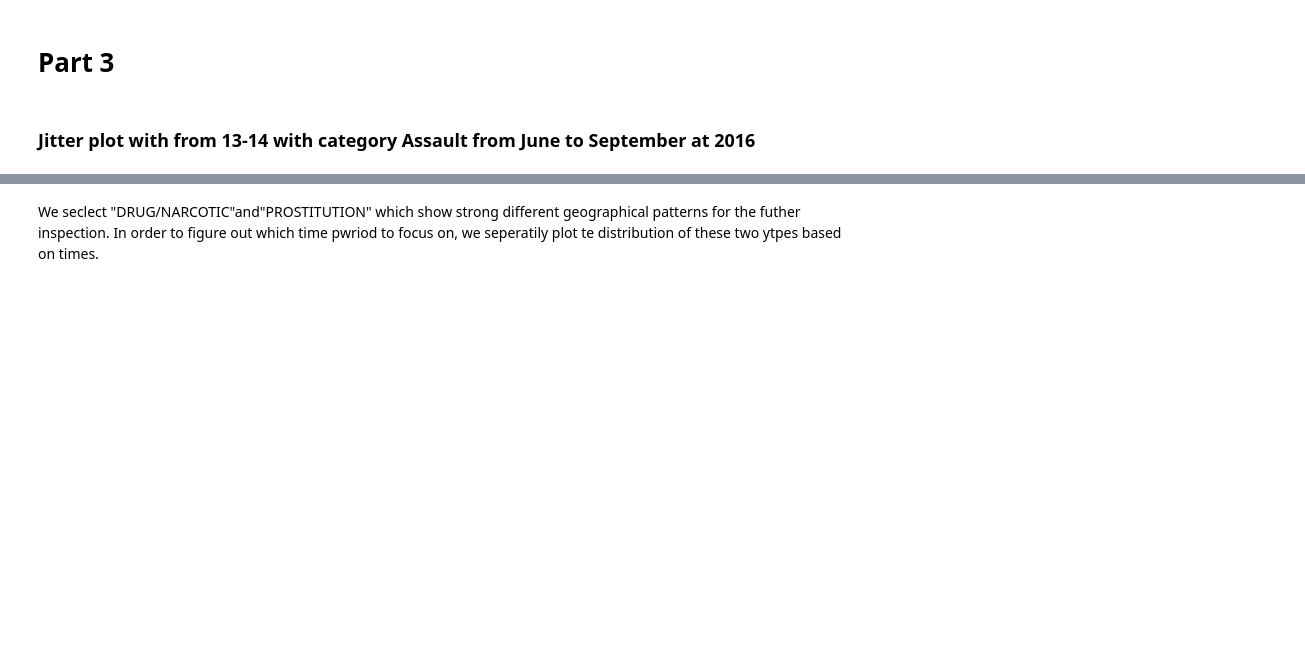
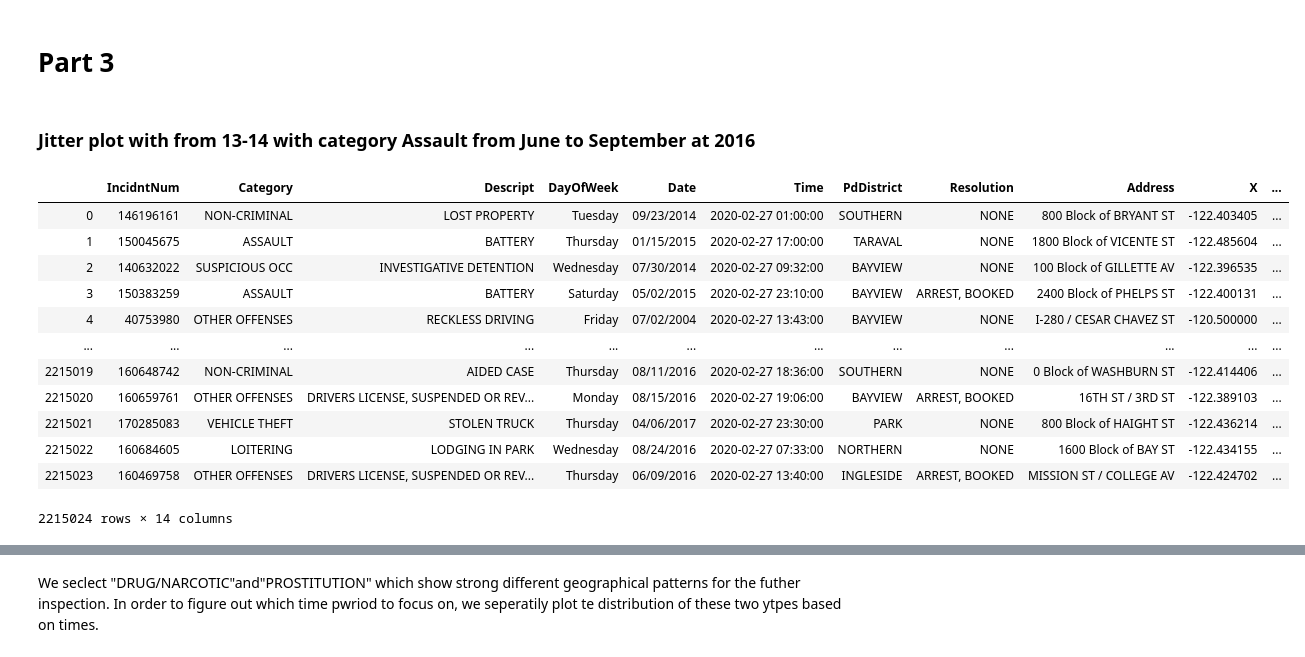
Before and after one commit to LongQin1/02806SocialDataVisualization, a Jupyter notebook: Assignment 1.ipynb, the cells around one changed output, grey strips where cells are left out. Drawn from its saved outputs; the diff is of its cells as text; code cells hidden in the pictures; blank space fills up the shorter version.

```diff
--- a/Assignment 1.ipynb
+++ b/Assignment 1.ipynb
@@ -167,6 +163,21 @@ Refference: https://www.statisticshowto.datasciencecentral.com/choose-bin-sizes-
 # %% [markdown]
 ### Jitter plot with from 13-14 with category Assault from June to September at 2016
 # %%
-crime_data['Time1'] = pd.to_datetime(crime_data['Time'])
-df1 = crime_data[crime_data['Category']=='ASSAULT'].set_index('Time1').between_time('12:59:00','14:00:00')
+crime_data1['Time1'] = pd.to_datetime(crime_data1['Time'])
+df1 = crime_data1[crime_data1['Category']=='ASSAULT'].set_index('Time1').between_time('12:59:00','14:00:00')
+crime_data
+# %% [output]
+|  | IncidntNum | Category | Descript | DayOfWeek | Date | Time | PdDistrict | Resolution | Address | X | ... |
+| 0 | 146196161 | NON-CRIMINAL | LOST PROPERTY | Tuesday | 09/23/2014 | 2020-02-27 01:00:00 | SOUTHERN | NONE | 800 Block of BRYANT ST | -122.403405 | ... |
+| 1 | 150045675 | ASSAULT | BATTERY | Thursday | 01/15/2015 | 2020-02-27 17:00:00 | TARAVAL | NONE | 1800 Block of VICENTE ST | -122.485604 | ... |
+| 2 | 140632022 | SUSPICIOUS OCC | INVESTIGATIVE DETENTION | Wednesday | 07/30/2014 | 2020-02-27 09:32:00 | BAYVIEW | NONE | 100 Block of GILLETTE AV | -122.396535 | ... |
+| 3 | 150383259 | ASSAULT | BATTERY | Saturday | 05/02/2015 | 2020-02-27 23:10:00 | BAYVIEW | ARREST, BOOKED | 2400 Block of PHELPS ST | -122.400131 | ... |
+| 4 | 40753980 | OTHER OFFENSES | RECKLESS DRIVING | Friday | 07/02/2004 | 2020-02-27 13:43:00 | BAYVIEW | NONE | I-280 / CESAR CHAVEZ ST | -120.500000 | ... |
+| ... | ... | ... | ... | ... | ... | ... | ... | ... | ... | ... | ... |
+| 2215019 | 160648742 | NON-CRIMINAL | AIDED CASE | Thursday | 08/11/2016 | 2020-02-27 18:36:00 | SOUTHERN | NONE | 0 Block of WASHBURN ST | -122.414406 | ... |
+| 2215020 | 160659761 | OTHER OFFENSES | DRIVERS LICENSE, SUSPENDED OR REV... | Monday | 08/15/2016 | 2020-02-27 19:06:00 | BAYVIEW | ARREST, BOOKED | 16TH ST / 3RD ST | -122.389103 | ... |
+| 2215021 | 170285083 | VEHICLE THEFT | STOLEN TRUCK | Thursday | 04/06/2017 | 2020-02-27 23:30:00 | PARK | NONE | 800 Block of HAIGHT ST | -122.436214 | ... |
+| 2215022 | 160684605 | LOITERING | LODGING IN PARK | Wednesday | 08/24/2016 | 2020-02-27 07:33:00 | NORTHERN | NONE | 1600 Block of BAY ST | -122.434155 | ... |
+| 2215023 | 160469758 | OTHER OFFENSES | DRIVERS LICENSE, SUSPENDED OR REV... | Thursday | 06/09/2016 | 2020-02-27 13:40:00 | INGLESIDE | ARREST, BOOKED | MISSION ST / COLLEGE AV | -122.424702 | ... |
+2215024 rows × 14 columns
 # %%
```
Also changed, not shown: parts of 28 cells of this notebook, 1 other file.
